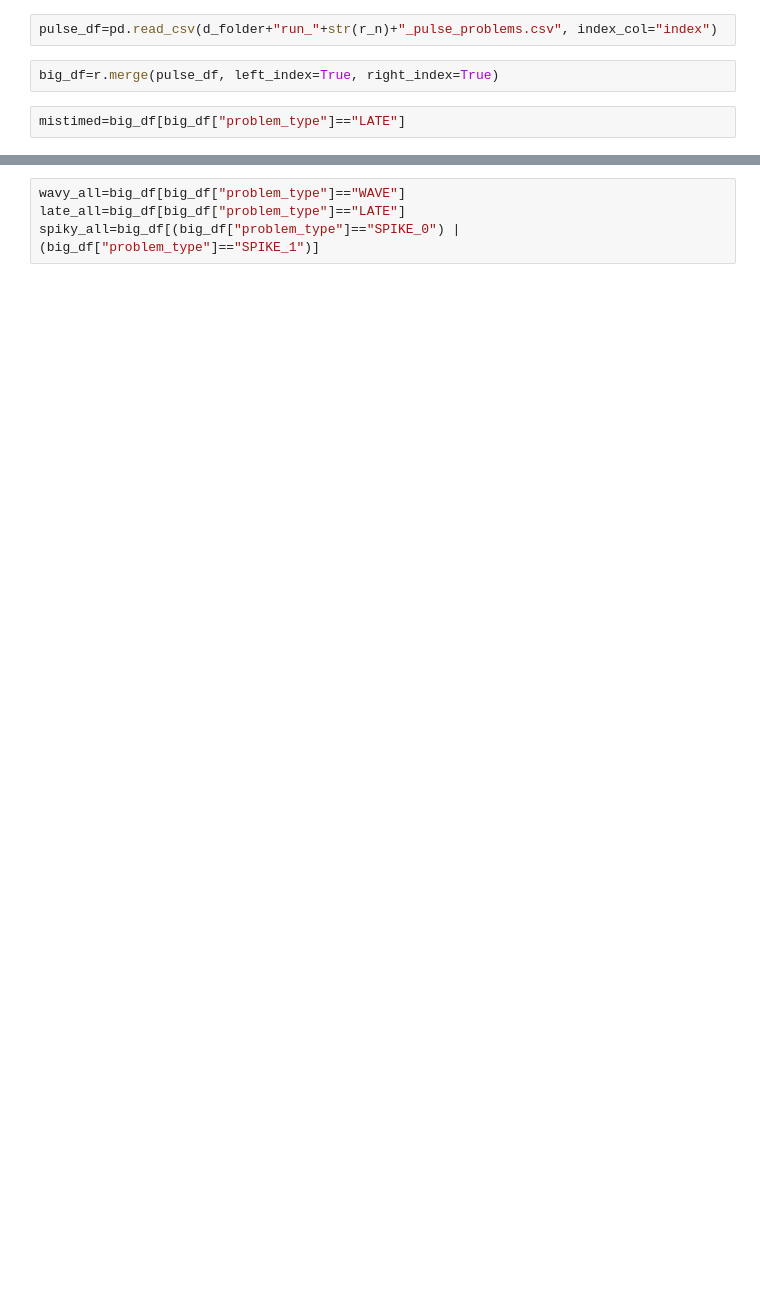
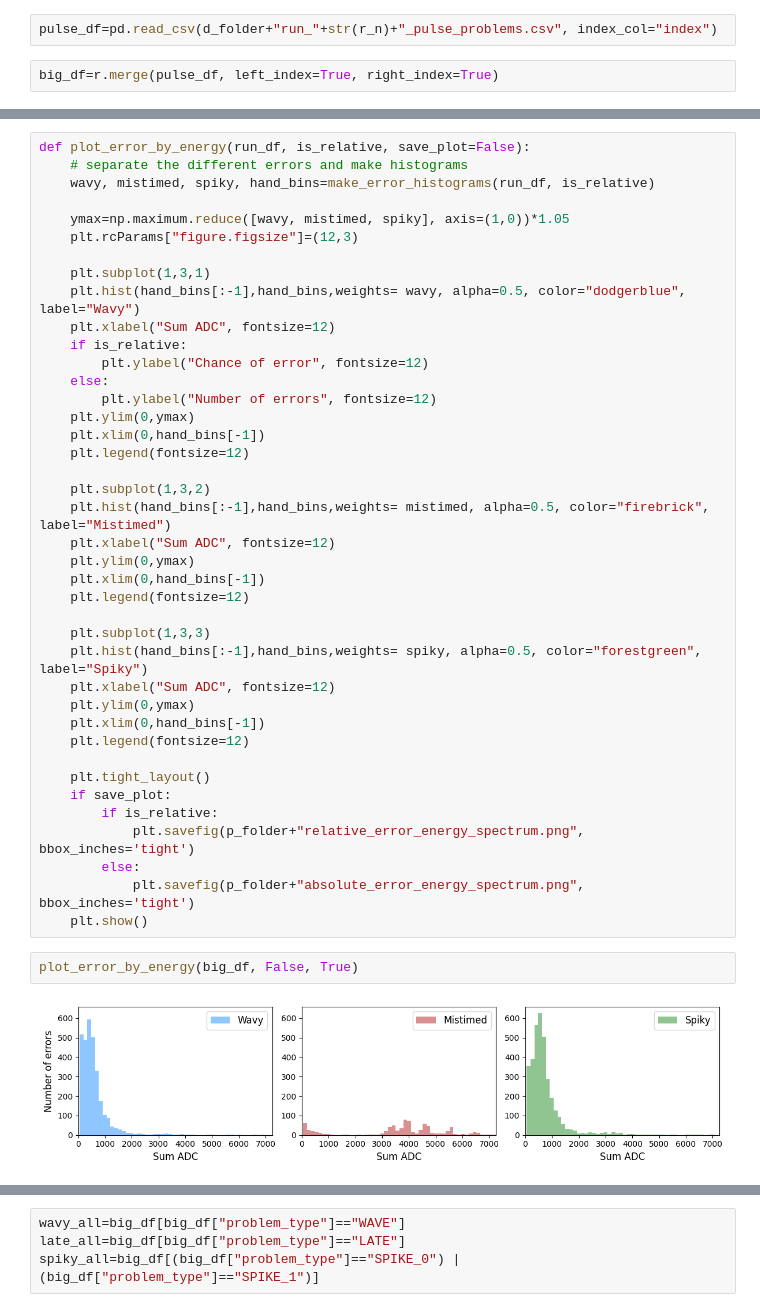
Before and after one commit to gajdangreta/hcalTestBeam, a Jupyter notebook: hcalEnv/notebooks/pulse_analysis.ipynb, the cells around one changed output, grey strips where cells are left out. Saved outputs shown, nothing was run; the diff lists cells and outputs as text; blank space fills up the shorter version.

```diff
--- a/hcalEnv/notebooks/pulse_analysis.ipynb
+++ b/hcalEnv/notebooks/pulse_analysis.ipynb
@@ -97,5 +88,3 @@ plot_pulse(4,r, p_folder,True)
 pulse_df=pd.read_csv(d_folder+"run_"+str(r_n)+"_pulse_problems.csv", index_col="index")
 # %%
 big_df=r.merge(pulse_df, left_index=True, right_index=True)
-# %%
-mistimed=big_df[big_df["problem_type"]=="LATE"]
@@ -190,0 +123,44 @@ spiky=non_TOT[(non_TOT["problem_type"]=="SPIKE_0") | (non_TOT["problem_type"]=="
+# %%
+def plot_error_by_energy(run_df, is_relative, save_plot=False):
+    # separate the different errors and make histograms
+    wavy, mistimed, spiky, hand_bins=make_error_histograms(run_df, is_relative)
+
+    ymax=np.maximum.reduce([wavy, mistimed, spiky], axis=(1,0))*1.05
+    plt.rcParams["figure.figsize"]=(12,3)
+
+    plt.subplot(1,3,1)
+    plt.hist(hand_bins[:-1],hand_bins,weights= wavy, alpha=0.5, color="dodgerblue", label="Wavy")
+    plt.xlabel("Sum ADC", fontsize=12)
+    if is_relative:
+        plt.ylabel("Chance of error", fontsize=12)
+    else:
+        plt.ylabel("Number of errors", fontsize=12)
+    plt.ylim(0,ymax)
+    plt.xlim(0,hand_bins[-1])
+    plt.legend(fontsize=12)
+
+    plt.subplot(1,3,2)
+    plt.hist(hand_bins[:-1],hand_bins,weights= mistimed, alpha=0.5, color="firebrick", label="Mistimed")
+    plt.xlabel("Sum ADC", fontsize=12)
+    plt.ylim(0,ymax)
+    plt.xlim(0,hand_bins[-1])
+    plt.legend(fontsize=12)
+
+    plt.subplot(1,3,3)
+    plt.hist(hand_bins[:-1],hand_bins,weights= spiky, alpha=0.5, color="forestgreen", label="Spiky")
+    plt.xlabel("Sum ADC", fontsize=12)
+    plt.ylim(0,ymax)
+    plt.xlim(0,hand_bins[-1])
+    plt.legend(fontsize=12)
+
+    plt.tight_layout()
+    if save_plot:
+        if is_relative:
+            plt.savefig(p_folder+"relative_error_energy_spectrum.png", bbox_inches='tight')
+        else:
+            plt.savefig(p_folder+"absolute_error_energy_spectrum.png", bbox_inches='tight')
+    plt.show()
+# %%
+plot_error_by_energy(big_df, False, True)
+# %% [output]
+[figure, added]
```
Also changed, not shown: parts of 20 cells of this notebook, 15 other files.
